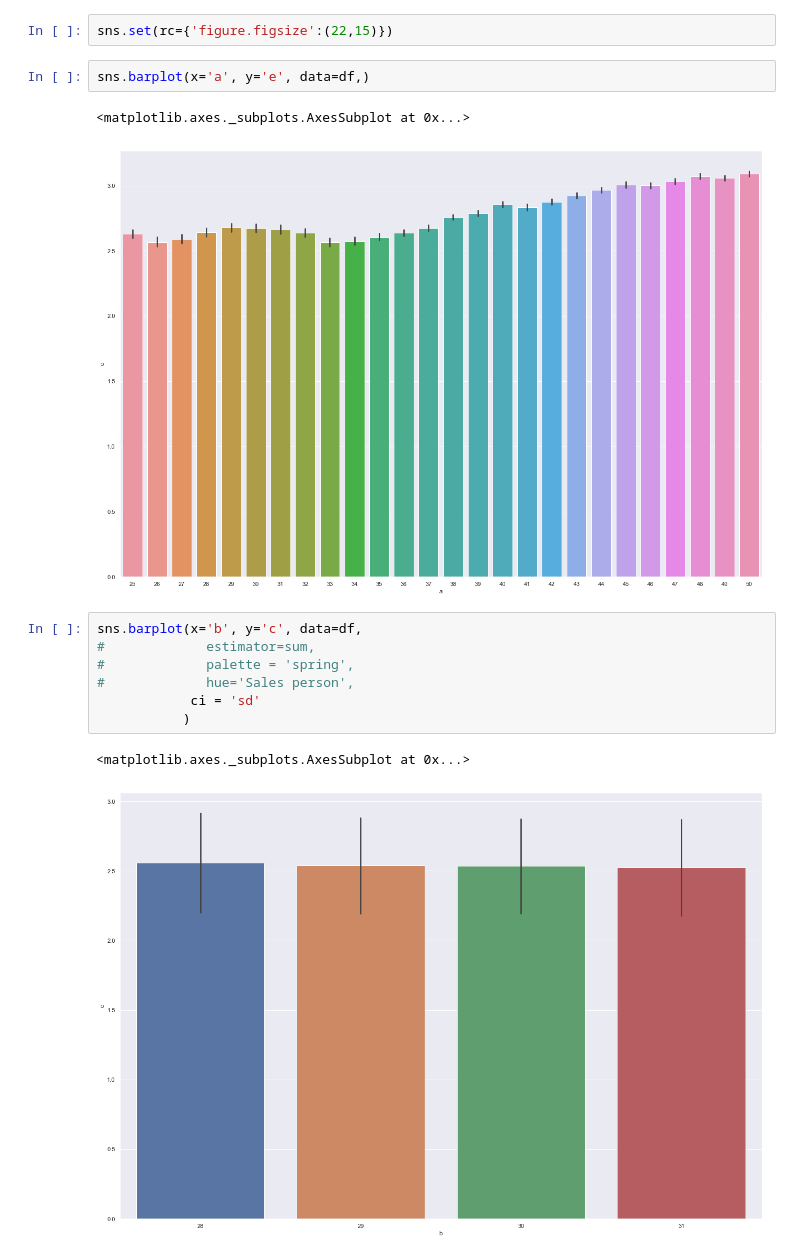
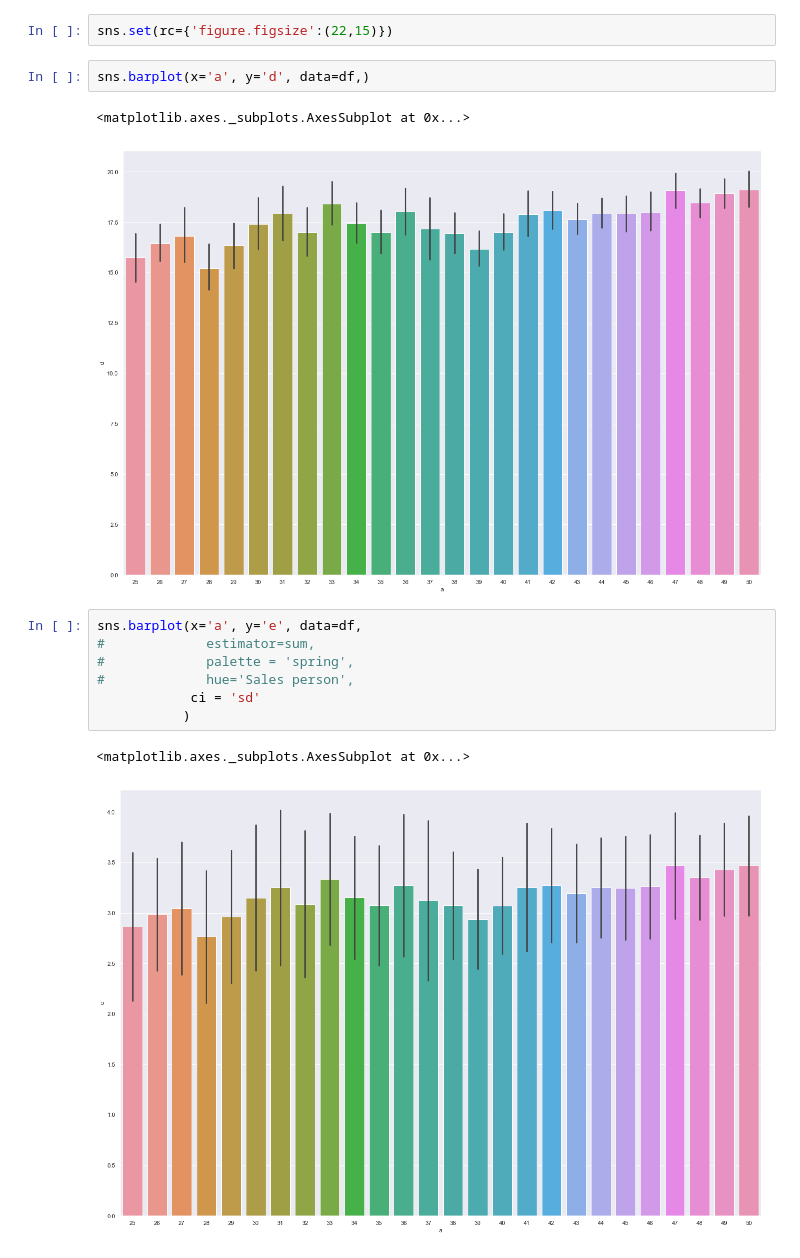
Before and after one commit to suhail511/employee-schedule, a Jupyter notebook: Seaborn Graphs.ipynb, the cells around one changed output. Drawn from its saved outputs; the diff is of its cells as text.

```diff
--- a/Seaborn Graphs.ipynb
+++ b/Seaborn Graphs.ipynb
@@ -18,20 +35,20 @@ Index(['a', 'b', 'c', 'd', 'e'], dtype='object')
 # %%
 sns.set(rc={'figure.figsize':(22,15)})
 # %%
-sns.barplot(x='a', y='e', data=df,)
+sns.barplot(x='a', y='d', data=df,)
 # %% [output]
 <matplotlib.axes._subplots.AxesSubplot at 0x...>
-[figure, old version]
+[figure, new version]
 # %%
-sns.barplot(x='b', y='c', data=df,
+sns.barplot(x='a', y='e', data=df,
 #             estimator=sum,
 #             palette = 'spring',
 #             hue='Sales person',
             ci = 'sd'
            )
 # %% [output]
 <matplotlib.axes._subplots.AxesSubplot at 0x...>
-[figure, old version]
+[figure, new version]
 # %%
 sns.barplot(x='b', y='d', data=df,
 #             estimator=sum,
```
Also changed, not shown: parts of 6 cells of this notebook, 5 other files.
